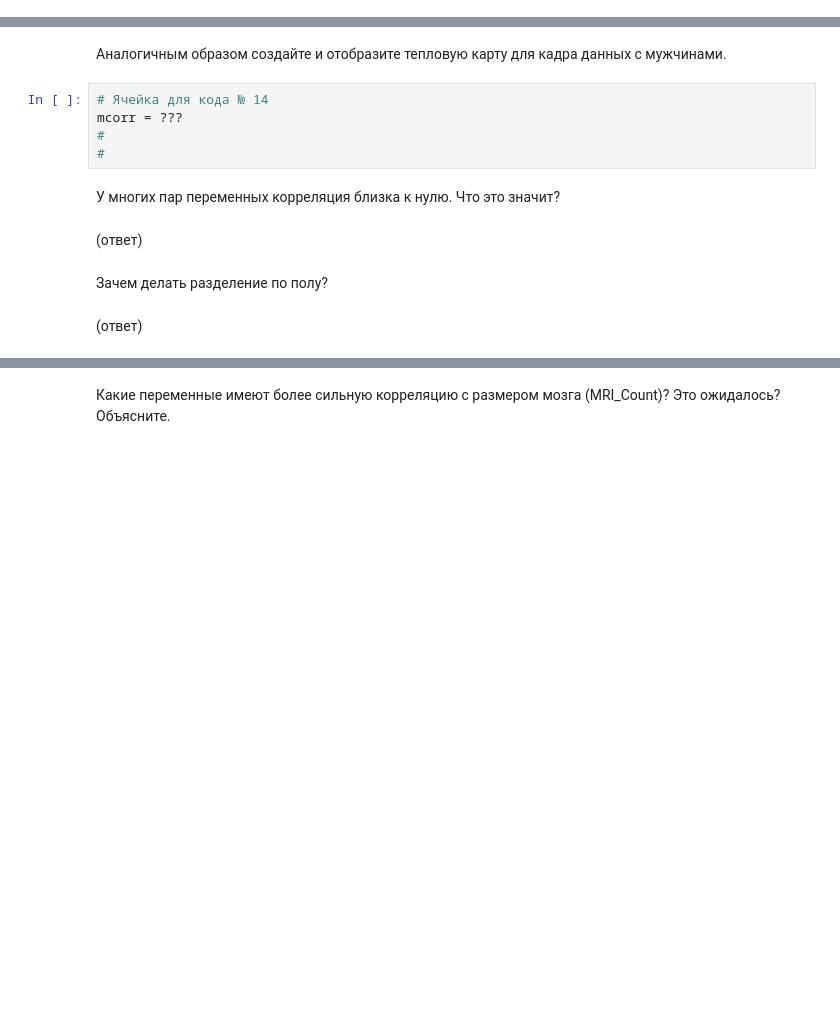
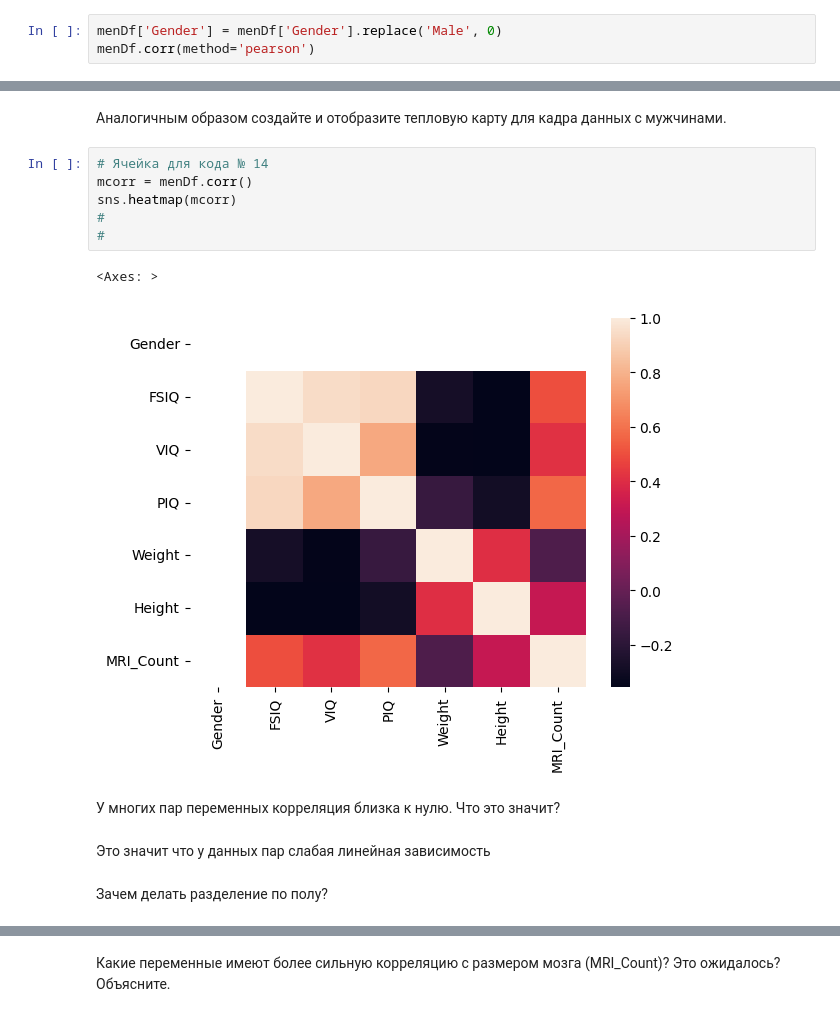
Before and after one commit to AlphaChop-x/lab2, a Jupyter notebook: correlation.ipynb, the cells around one changed output, grey strips where cells are left out. Drawn from its saved outputs; the diff is of its cells as text; blank space fills up the shorter version.

```diff
--- a/correlation.ipynb
+++ b/correlation.ipynb
@@ -170,0 +195,3 @@ womenDf.?(method='pearson')
+# %%
+menDf['Gender'] = menDf['Gender'].replace('Male', 0)
+menDf.corr(method='pearson')
@@ -199,14 +263,16 @@ sns.heatmap(wcorr)
 Аналогичным образом создайте и отобразите тепловую карту для кадра данных с мужчинами.
 # %%
 # Ячейка для кода № 14
-mcorr = ???
+mcorr = menDf.corr()
+sns.heatmap(mcorr)
 #
 #
+# %% [output]
+<Axes: >
+[figure, added]
 # %% [markdown]
 У многих пар переменных корреляция близка к нулю. Что это значит?
-# %% [markdown]
-(ответ)
+# %% [markdown]
+Это значит что у данных пар слабая линейная зависимость
 # %% [markdown]
 Зачем делать разделение по полу?
-# %% [markdown]
-(ответ)
```
Also changed, not shown: parts of 19 cells of this notebook.
